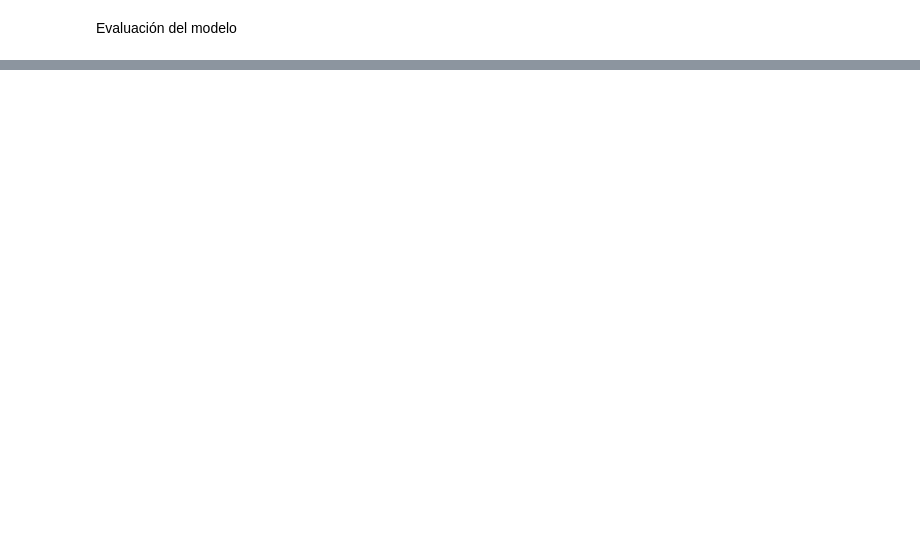
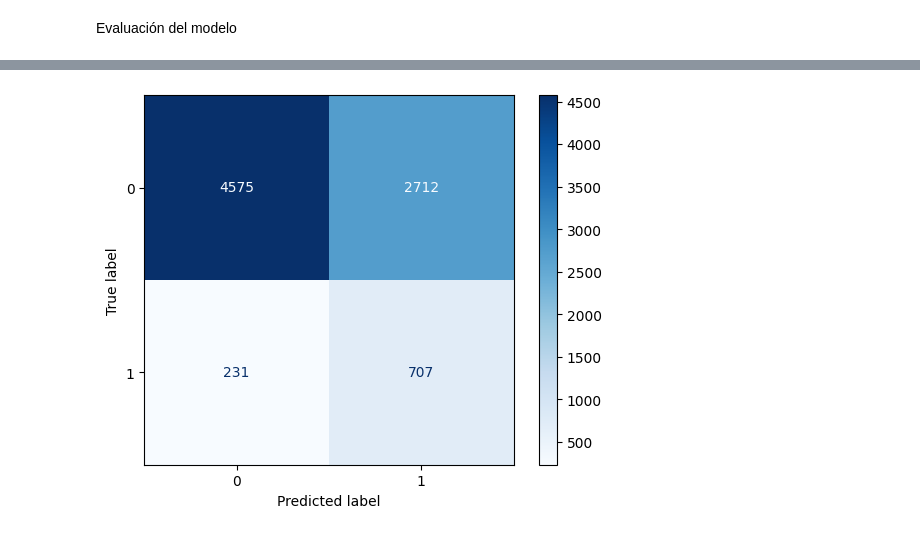
Before and after one commit to 4GeeksAcademy/Pauline-Your-first-ML-algorithm, a Jupyter notebook: src/explore.ipynb, the cells around one changed output, grey strips where cells are left out. Saved outputs shown, nothing was run; the diff lists cells and outputs as text; code cells hidden in the pictures; blank space fills up the shorter version.

```diff
--- a/src/explore.ipynb
+++ b/src/explore.ipynb
@@ -627,0 +665,3 @@ El valor 'no' aparece 0 veces en X_train.
+# %%
+X_train_sc = pd.concat([pd.DataFrame(X_train_sc, columns = X_train.columns), X_train[binary_cols].reset_index(drop=True)], axis=1)
+X_test_sc = pd.concat([pd.DataFrame(X_test_sc, columns = X_test.columns), X_test[binary_cols].reset_index(drop=True)], axis=1)
@@ -741,7 +807,16 @@ LogisticRegression does not accept missing values encoded as NaN natively. For s
 # %%
-from sklearn.metrics import accuracy_score
+#Modelo de regresión logística
+model = LogisticRegression()
 
-# Precisión en el conjunto de entrenamiento y prueba
+#Entrenar:
+model.fit(X_train_sc, y_train)
+
+
+#Ppredicciones para train y para test
+y_pred_train = model.predict(X_train_sc)  # Predicciones en el conjunto de entrenamiento
+y_pred_test = model.predict(X_test)  # Predicciones en el conjunto de prueba
+
+#Precisión --> para evaluar :
 accuracy_train = accuracy_score(y_train, y_pred_train)
 accuracy_test = accuracy_score(y_test, y_pred_test)
 
@@ -751,0 +863,10 @@ ValueError: Classification metrics can't handle a mix of binary and continuous t
+# %%
+#Matriz de confusión:
+cm = confusion_matrix(y_test, y_pred_test)
+
+#Vizualizamos:
+disp = ConfusionMatrixDisplay(confusion_matrix=cm, display_labels=model.classes_)
+disp.plot(cmap='Blues', values_format='d')
+plt.show()
+# %% [output]
+[figure, added]
```
Also changed, not shown: parts of 46 cells of this notebook.
